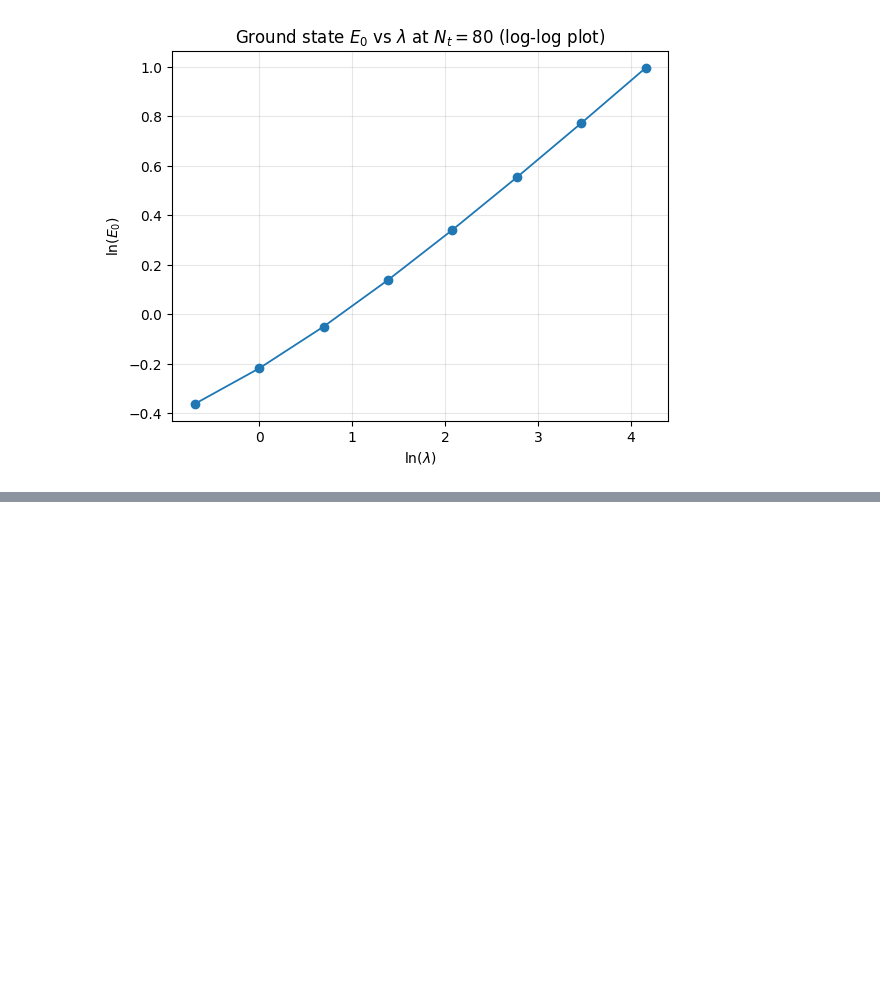
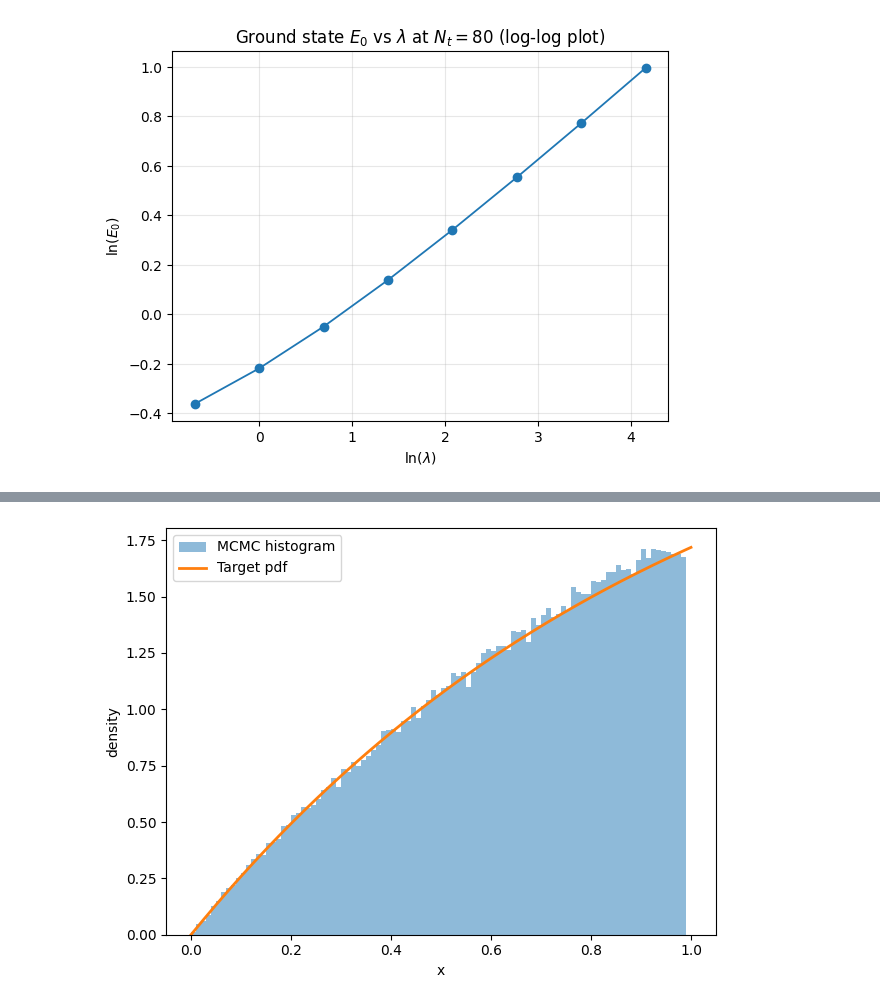
Before and after one commit to JacobGraham6489/physics-7321, a Jupyter notebook: Homeworks/HW 3 Jacob Graham.ipynb, the cells around one changed output, grey strips where cells are left out. Cells and saved outputs as stored; diff of their text form; code cells hidden in the pictures; blank space fills up the shorter version.

```diff
--- a/Homeworks/HW 3 Jacob Graham.ipynb
+++ b/Homeworks/HW 3 Jacob Graham.ipynb
@@ -110,0 +181,97 @@ plt.grid(alpha=0.3)
+# %%
+# 3.2.1 (generate nonuniform distribution with Metropolis/Hastings algorithm)
+
+#  --- Metropolis/Hastings Algorithm ---
+#  Goal: Generate a Markov chain {x_0, x_1, …, x_T} whose marginal distribution converges to the target distribution p(x) on [a, b].
+#  (use an unnormalized density \tilde{p}(x) ∝ p(x) because algorithm only uses ratios).
+
+# Initialization:
+# 1) Choose an initial distribution μ₀ on [a,b] and draw x₀ ~ μ₀ (ensure \tilde{p}(x₀) > 0).
+# 2) Choose a proposal kernel q(·|x): a normalized probability distribution on any subset of ℝ, given the current state x (e.g., Uniform(x-δ, x+δ)).
+#.   q(y|x) = transition probability density of proposing y given current state x
+# 3) Set the number of time steps T (and optionally a burn-in and thinning).
+#
+# Loop (for t = 0,1,2,…,T-1):
+# 1) Draw y ~ q(·|x_t) (propose new state y given current state x_t)
+# 2) Compute the acceptance ratio
+#       α(x_t, y) = min{ 1,[ \tilde{p}(y) / \tilde{p}(x_t) ] * [ q(x_t|y) / q(y|x_t) ] }.
+#    For *symmetric* proposals (e.g., Uniform(x±δ), Normal(x, s²)), the Hastings factor q(x_t|y)/q(y|x_t) = 1
+#
+# 3) Accept/Reject:
+#    - If α = 1 (i.e., weight ≥ 1): set x_{t+1} = y. (always accept)
+#    - Else if 0 < α < 1 (i.e., 0 < weight < 1): draw r ~ Uniform(0,1).
+#         If r ≤ α (i.e., r ≤ weight): set x_{t+1} = y (accept); else x_{t+1} = x_t (reject).
+#    - If α = 0 (e.g., y outside support so \tilde{π}(y)=0): set x_{t+1} = x_t.
+#
+# Convergence (intuition):
+#   For large T (after optional discarding first several samples (burning) and keeping every k-th sample (thinning)), the remaining states {x_t} are approximately distributed according to π.
+#   (though the {x_t} are correlated, not i.i.d.).
+#
+# Tips for choosing q(·|x):
+# - Support/Reachability: proposals should allow reaching any region where π>0.
+# - Symmetric, simple samplers (Uniform window or Gaussian RW) keep code easy because the q-ratio cancels.
+# - Tune step size (δ or s) to target ~40–60% acceptance in 1D. Too small: slow random walk; too big: many rejections.
+# - Boundaries: proposing on ℝ and auto-rejecting out-of-bounds is simplest; or truncate/renormalize q near edges (then include q-ratio).
+
+delta = 0.1
+xmin = 0.
+xmax = 1.
+rng = np.random.default_rng(0)
+
+def P(a, x): # unnormalized target distribution \tilde{p}(x) ∝ p(x)
+    if(x < xmin or x > xmax):
+        return 0.
+    return 1.0 - np.exp(-a*x)
+
+def proposal_kernel(x, delta, rng):
+    # define proposal kernel q(·|x) = Uniform(x-δ, x+δ) = x + Uniform(-δ, δ) = x + (2*Uniform(0,1)-1)*δ (affine transform: if U ~ U(0,1), Y = a + (b-a)* U ~ Uniform(a,b))
+    # choose delta so that for typical states x, most proposals stay within [xmin, xmax] while still being large enough to move the chain efficiently
+    u = rng.random() # generate uniform random number in [0,1)
+    return x+(2*u-1)*delta
+
+def metropolis_step(P, a, xold, delta, rng):
+    # one Metropolis update: propose → compute weight → accept/reject
+    y = proposal_kernel(xold, delta, rng) # draw y ~ q(·|xold)
+    weight = P(a, y)/P(a, xold) # Symmetric q ⇒ Hastings factor cancels
+    xnew = xold # set xnew = xold by default (reject)
+    if(weight >= 1): # Accept always when α=1
+        xnew = y
+    elif(weight != 0):
+        r = rng.random() # Draw r ~ Uniform(0,1)
+        if(r <= weight): # Accept with prob. α=weight
+            xnew = y
+    return xnew
+
+def metropolis(P, a, xtrial, delta, rng, T):
+    # Run T steps, returning the full path [x0, x1, ..., xT]
+    xs = [xtrial]
+    for t in range(T):
+        xtrial = metropolis_step(P, a, xtrial, delta, rng)
+        xs.append(xtrial)
+    return xs
+
+T = 300000 # large number of total steps
+burn = 5000 # remove first 5000 samples to allow chain to converge
+thin = 1 # no thinning
+
+def target_distribution(P, a, delta, rng, T, burn, thin):
+    # Build chain from midpoint, then drop burn-in and apply thinning
+    xmid = (xmin+xmax)/2
+    xs = metropolis(P, a, xmid, delta, rng, T)
+    return np.array(xs[burn:: thin])
+
+a = 1 # choose arbitrary a for demonstration
+xs = target_distribution(P, a, delta, rng, T, burn, thin)
+# Plot a density histogram: bins span [xmin, xmax] in steps of 0.01; bar height = (count in bin) / (total samples × bin width).
+plt.hist(xs,bins=np.arange(xmin, xmax, 0.01), density=True, alpha=0.5, edgecolor='none', label='MCMC histogram') # histogram is plot of samples
+x = np.linspace(0, 1, 400)
+Z = 1.0 - (1.0 - np.exp(-a)) / a # normalizing constant on [0,1]
+pdf = (1.0 - np.exp(-a * x)) / Z # = P(a, [0,1])
+plt.plot(x, pdf, lw=2, label='Target pdf') # plot target pdf, the histogram should approximate this
+plt.xlabel('x')
+plt.ylabel('density')
+plt.legend()
+plt.tight_layout()
+plt.show()
+# %% [output]
+[figure, added]
```
Also changed, not shown: parts of 11 cells of this notebook, 2 other files.
